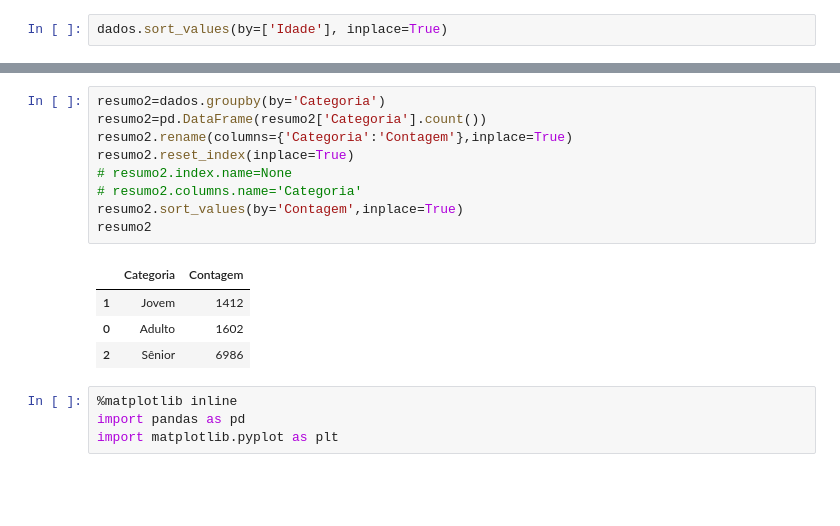
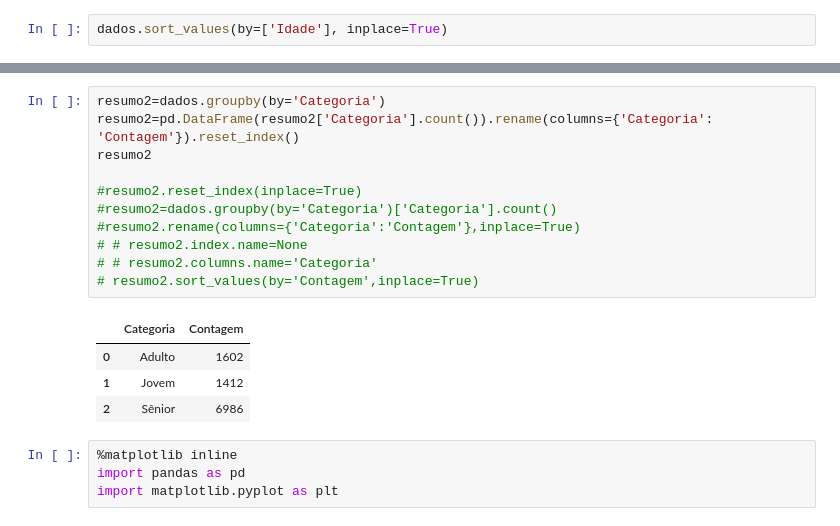
Before and after one commit to erikagascao/alura_data, a Jupyter notebook: semana8.ipynb, the cells around one changed output, grey strips where cells are left out. Drawn from its saved outputs; the diff is of its cells as text; blank space fills up the shorter version.

Commit message:
ajuste group by

```diff
--- a/semana8.ipynb
+++ b/semana8.ipynb
@@ -71,17 +71,19 @@ resumo.reset_index()
 | 1 | M | 994.84 |
 # %%
 resumo2=dados.groupby(by='Categoria')
-resumo2=pd.DataFrame(resumo2['Categoria'].count())
-resumo2.rename(columns={'Categoria':'Contagem'},inplace=True)
-resumo2.reset_index(inplace=True)
-# resumo2.index.name=None
-# resumo2.columns.name='Categoria'
-resumo2.sort_values(by='Contagem',inplace=True)
+resumo2=pd.DataFrame(resumo2['Categoria'].count()).rename(columns={'Categoria': 'Contagem'}).reset_index()
 resumo2
+
+#resumo2.reset_index(inplace=True)
+#resumo2=dados.groupby(by='Categoria')['Categoria'].count()
+#resumo2.rename(columns={'Categoria':'Contagem'},inplace=True)
+# # resumo2.index.name=None
+# # resumo2.columns.name='Categoria'
+# resumo2.sort_values(by='Contagem',inplace=True)
 # %% [output]
 |  | Categoria | Contagem |
+| 0 | Adulto | 1602 |
 | 1 | Jovem | 1412 |
-| 0 | Adulto | 1602 |
 | 2 | Sênior | 6986 |
 # %%
 %matplotlib inline
```
Also changed, not shown: parts of 1 cell of this notebook.
